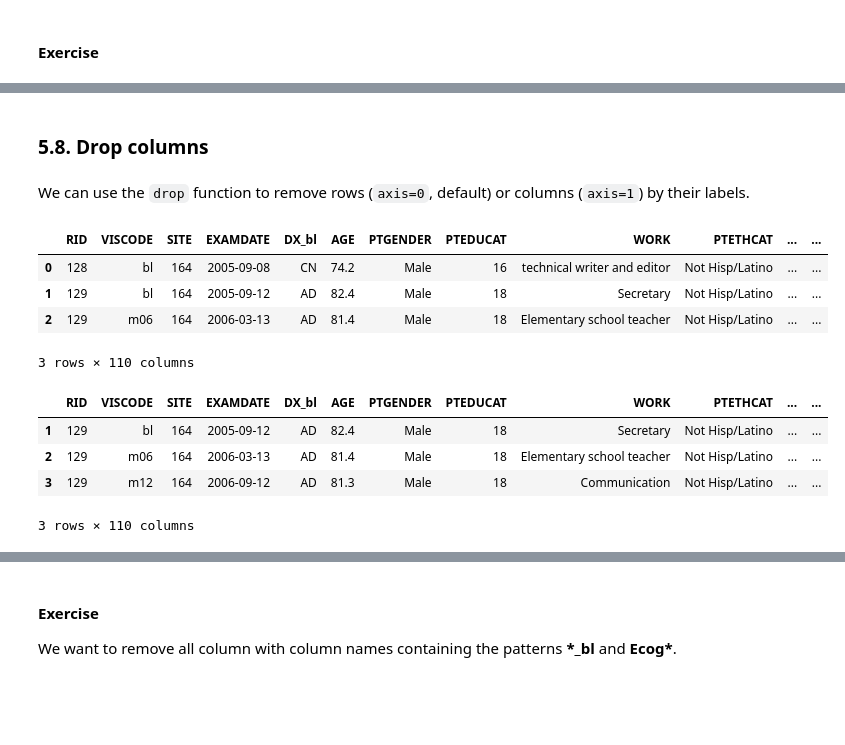
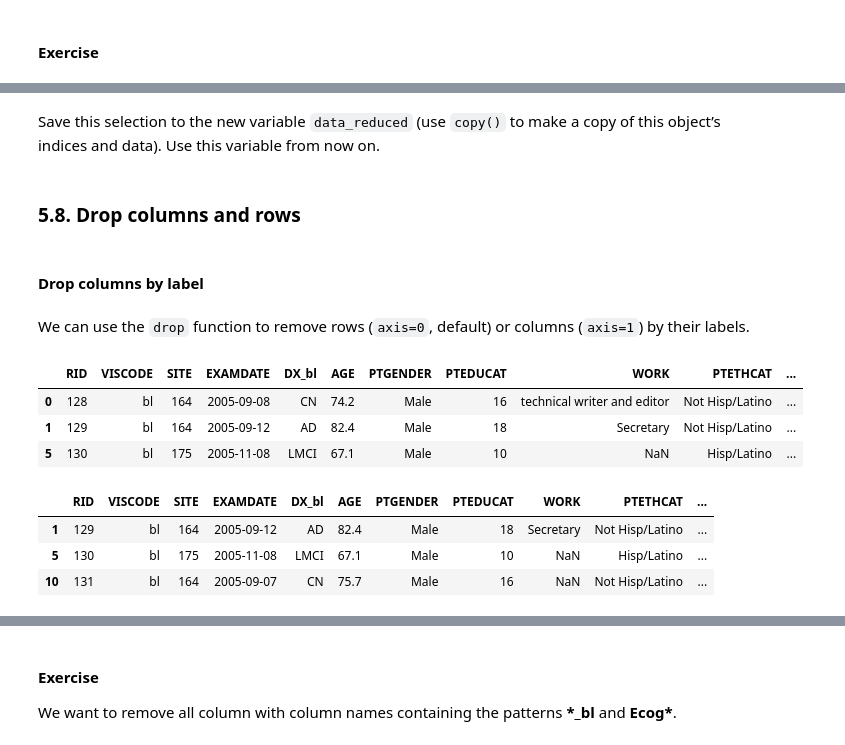
Before and after one commit to volkamerlab/ai_in_medicine, a Jupyter notebook: week1_session2_numpy_pandas.ipynb, the cells around one changed output, grey strips where cells are left out. Cells and saved outputs as stored; diff of their text form; code cells hidden in the pictures; blank space fills up the shorter version.

Commit message:
Add version of pandas notebook used in class (WS20)

```diff
--- a/week1_session2_numpy_pandas.ipynb
+++ b/week1_session2_numpy_pandas.ipynb
@@ -111,0 +160,2 @@ data = pd.read_csv('./data/alzheimers_disease_rand.csv', delimiter=',')
+# %%
+pd.set_option('display.max_rows', 110)  # Set the number of rows shown in the notebook
@@ -114,3 +194,5 @@ data = pd.read_csv('./data/alzheimers_disease_rand.csv', delimiter=',')
+# %%
+pd.set_option('display.max_columns', 110)
 # %% [markdown]
 #### DataFrame dimensionality
 
@@ -572,21 +654,25 @@ data[data['PTMARRY'] == 'Divorced'].shape[0]
+# %% [markdown]
+Save this selection to the new variable `data_reduced` (use `copy()` to make a copy of this object’s indices and data). Use this variable from now on.
+# %%
+data_reduced = data[data['VISCODE'] == 'bl'].copy()
 # %% [markdown]
-### 5.8. Drop columns
+### 5.8. Drop columns and rows
+# %% [markdown]
+#### Drop columns by label
 # %% [markdown]
 We can use the `drop` function to remove rows (`axis=0`, default) or columns (`axis=1`) by their labels.
 # %%
-data.head(3)
+data_reduced.head(3)
 # %% [output]
-|  | RID | VISCODE | SITE | EXAMDATE | DX_bl | AGE | PTGENDER | PTEDUCAT | WORK | PTETHCAT | ... | ... |
-| 0 | 128 | bl | 164 | 2005-09-08 | CN | 74.2 | Male | 16 | technical writer and editor | Not Hisp/Latino | ... | ... |
-| 1 | 129 | bl | 164 | 2005-09-12 | AD | 82.4 | Male | 18 | Secretary | Not Hisp/Latino | ... | ... |
-| 2 | 129 | m06 | 164 | 2006-03-13 | AD | 81.4 | Male | 18 | Elementary school teacher | Not Hisp/Latino | ... | ... |
+|  | RID | VISCODE | SITE | EXAMDATE | DX_bl | AGE | PTGENDER | PTEDUCAT | WORK | PTETHCAT | ... |
+| 0 | 128 | bl | 164 | 2005-09-08 | CN | 74.2 | Male | 16 | technical writer and editor | Not Hisp/Latino | ... |
+| 1 | 129 | bl | 164 | 2005-09-12 | AD | 82.4 | Male | 18 | Secretary | Not Hisp/Latino | ... |
+| 5 | 130 | bl | 175 | 2005-11-08 | LMCI | 67.1 | Male | 10 | NaN | Hisp/Latino | ... |
-3 rows × 110 columns
 # %%
-data.drop(0, axis=0).head(3)  # Remove first row
+data_reduced.drop(0, axis=0).head(3)  # Remove first row
 # %% [output]
-|  | RID | VISCODE | SITE | EXAMDATE | DX_bl | AGE | PTGENDER | PTEDUCAT | WORK | PTETHCAT | ... | ... |
-| 1 | 129 | bl | 164 | 2005-09-12 | AD | 82.4 | Male | 18 | Secretary | Not Hisp/Latino | ... | ... |
-| 2 | 129 | m06 | 164 | 2006-03-13 | AD | 81.4 | Male | 18 | Elementary school teacher | Not Hisp/Latino | ... | ... |
-| 3 | 129 | m12 | 164 | 2006-09-12 | AD | 81.3 | Male | 18 | Communication | Not Hisp/Latino | ... | ... |
+|  | RID | VISCODE | SITE | EXAMDATE | DX_bl | AGE | PTGENDER | PTEDUCAT | WORK | PTETHCAT | ... |
+| 1 | 129 | bl | 164 | 2005-09-12 | AD | 82.4 | Male | 18 | Secretary | Not Hisp/Latino | ... |
+| 5 | 130 | bl | 175 | 2005-11-08 | LMCI | 67.1 | Male | 10 | NaN | Hisp/Latino | ... |
+| 10 | 131 | bl | 164 | 2005-09-07 | CN | 75.7 | Male | 16 | NaN | Not Hisp/Latino | ... |
-3 rows × 110 columns
 # %%
```
Also changed, not shown: parts of 130 cells of this notebook.
